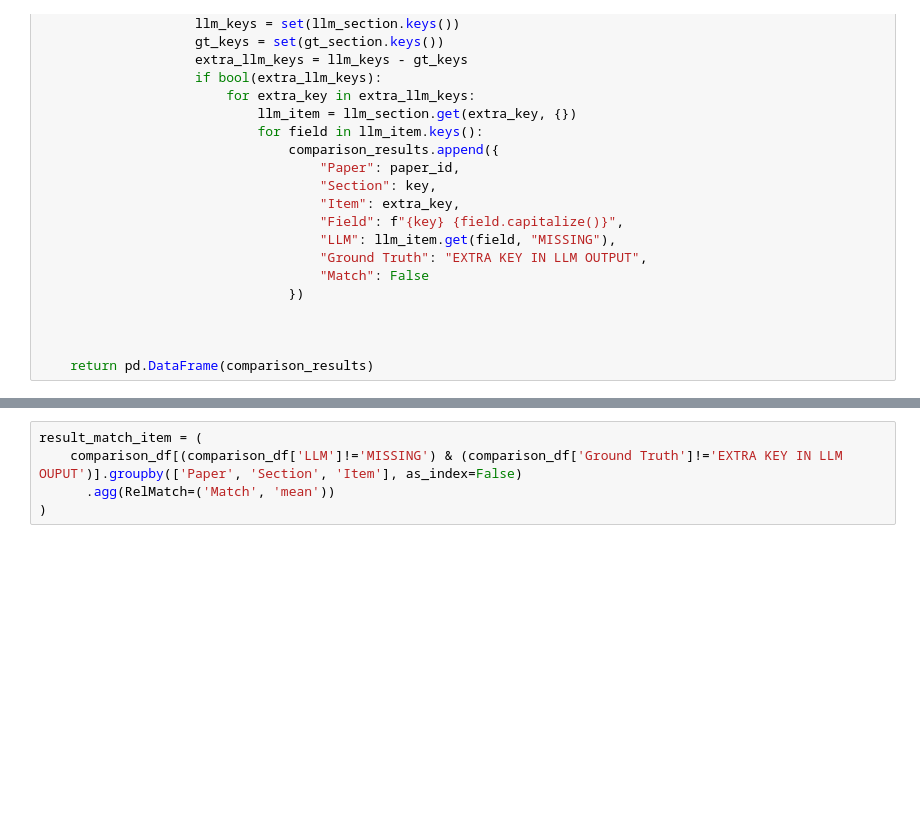
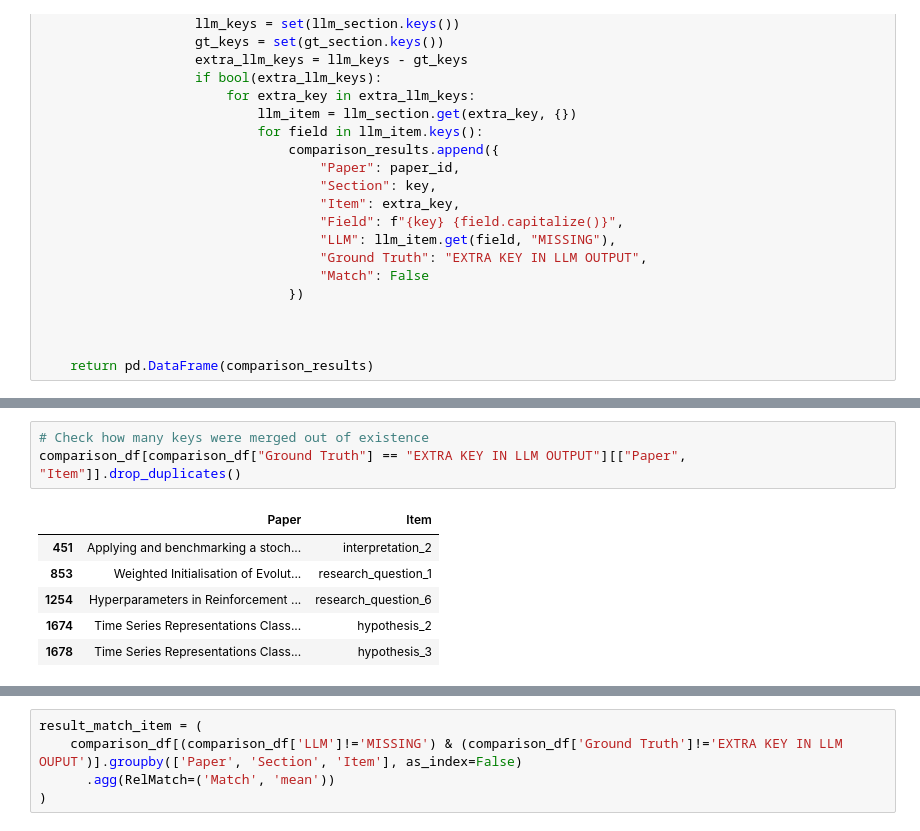
Before and after one commit to thijssnelleman/automated-reproducibility, a Jupyter notebook: analysis.ipynb, the cells around one changed output, grey strips where cells are left out. Saved outputs shown, nothing was run; the diff lists cells and outputs as text; blank space fills up the shorter version.

```diff
--- a/analysis.ipynb
+++ b/analysis.ipynb
@@ -202,0 +244,10 @@ comparison_df[comparison_df["Ground Truth"] == "EXTRA KEY IN LLM OUTPUT"]
+# %%
+# Check how many keys were merged out of existence
+comparison_df[comparison_df["Ground Truth"] == "EXTRA KEY IN LLM OUTPUT"][["Paper", "Item"]].drop_duplicates()
+# %% [output]
+|  | Paper | Item |
+| 451 | Applying and benchmarking a stoch... | interpretation_2 |
+| 853 | Weighted Initialisation of Evolut... | research_question_1 |
+| 1254 | Hyperparameters in Reinforcement ... | research_question_6 |
+| 1674 | Time Series Representations Class... | hypothesis_2 |
+| 1678 | Time Series Representations Class... | hypothesis_3 |
```
Also changed, not shown: parts of 12 cells of this notebook, 4 other files.
